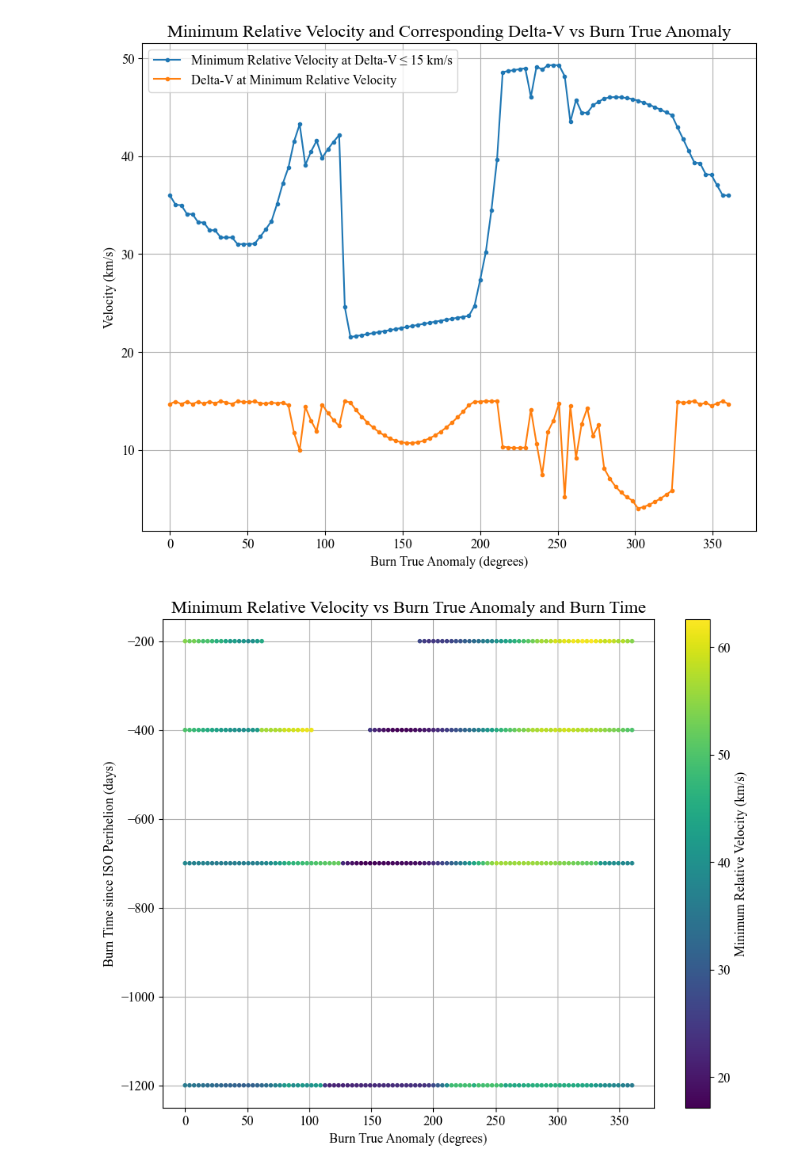
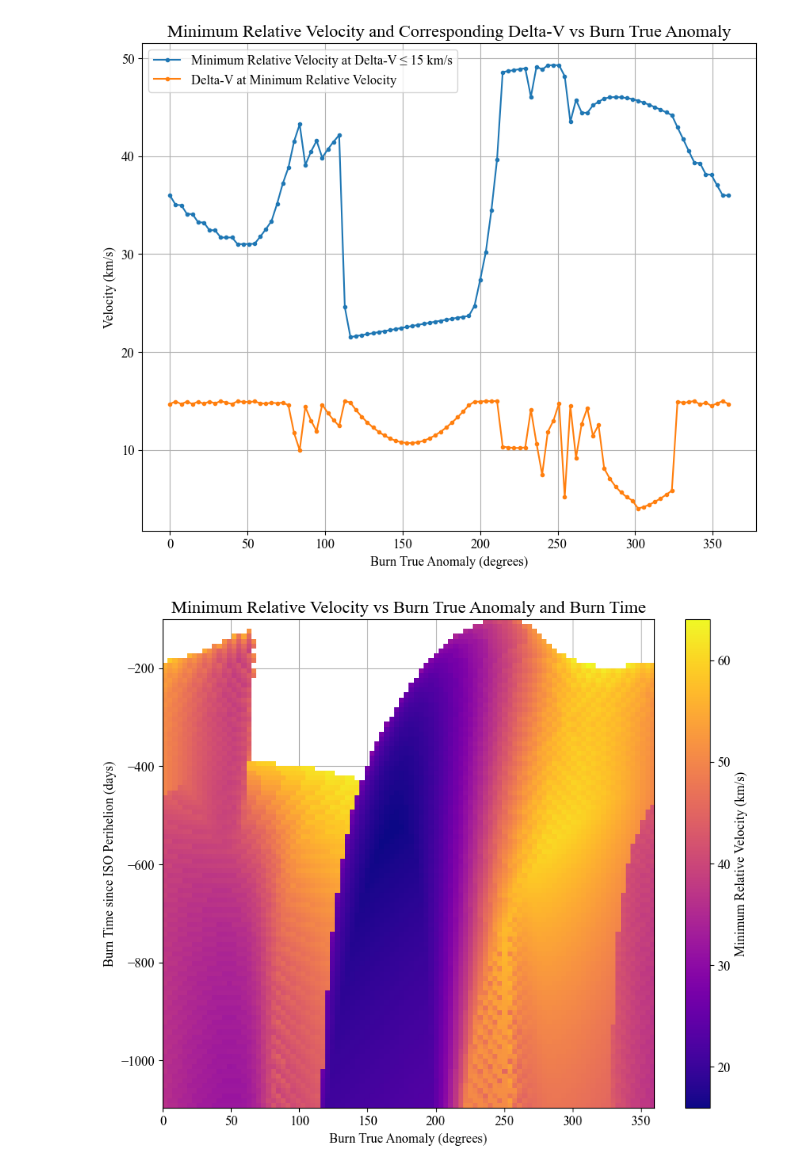
Before and after one commit to saividyud/Space-Capstone-Team-5, a Jupyter notebook: Trajectory/lambert_scanner_analysis.ipynb, the cells around one changed output. Drawn from its saved outputs; the diff is of its cells as text; code cells hidden in the pictures.

Commit message:
Plots done for stupid PDR

```diff
--- a/Trajectory/lambert_scanner_analysis.ipynb
+++ b/Trajectory/lambert_scanner_analysis.ipynb
@@ -166,23 +167,35 @@ ax.grid(True)
 plt.show()
 # %% [output]
 [figure]
+# %%
+df =  pd.read_csv('lambert_scanner_results_full.csv')
+
+nu_burns = np.linspace(0, 360, 100, endpoint=False) * u.deg
+
+# Defining vector of time of burns with respect to ISO perihelion
+t_burns = np.linspace(-(3*u.yr).to(u.day).value, -100, 100) * u.day
 # %%
 fig = plt.figure(figsize=(10, 8))
 ax = fig.add_subplot()
 
 X, Y = np.meshgrid(nu_burns.to(u.deg).value, t_burns.to(u.day).value)
-Z = np.array(minimum_rel_velocities)
+Z = np.array(df['Minimum Relative Velocity (km/s)']).reshape(len(t_burns), len(nu_burns))
 
-sc = ax.scatter(X, Y, marker='.', c=Z, cmap='viridis', zorder=3)
-# sc = ax.imshow(Z, extent=(0, 360, np.amin(t_burns).to(u.day).value, np.amax(t_burns).to(u.day).value), cmap='viridis', zorder=2, aspect='auto')
+# print(np.shape(X), np.shape(Y), np.shape(Z))
+
+# sc = ax.scatter(X, Y, marker='.', c=Z, cmap='viridis', zorder=3)
+sc = ax.imshow(np.flip(Z, axis=0), extent=(0, 360, np.amin(t_burns).to(u.day).value, np.amax(t_burns).to(u.day).value), cmap='plasma', zorder=2, aspect='auto')
 plt.colorbar(sc, label='Minimum Relative Velocity (km/s)')
 ax.set_xlabel('Burn True Anomaly (degrees)')
 ax.set_ylabel('Burn Time since ISO Perihelion (days)')
 ax.set_title('Minimum Relative Velocity vs Burn True Anomaly and Burn Time')
 ax.grid(True)
+
+fig.savefig('./lambert_scanner_min_rel_velocity_heatmap.png', dpi=500)
+
 plt.show()
 # %% [output]
-[figure, old version]
+[figure, new version]
 # %%
 fig = plt.figure(figsize=(10, 8))
 ax = fig.add_subplot()
```
Also changed, not shown: parts of 3 cells of this notebook, 13 other files.
